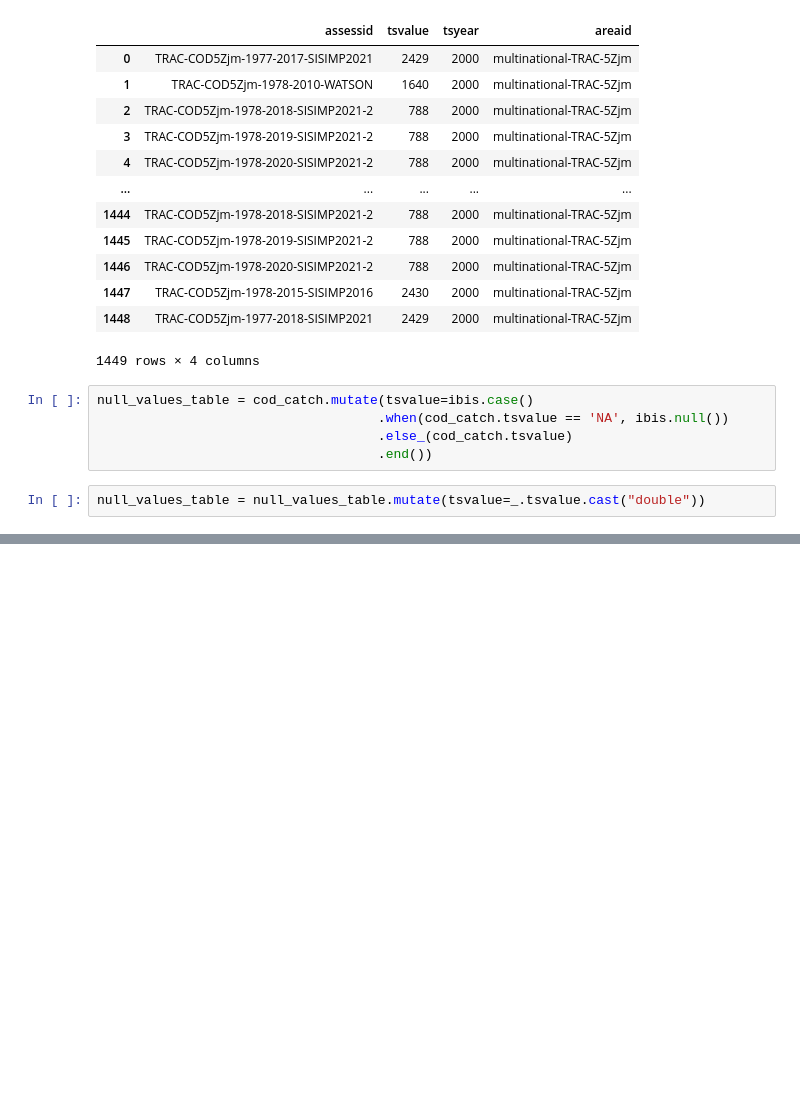
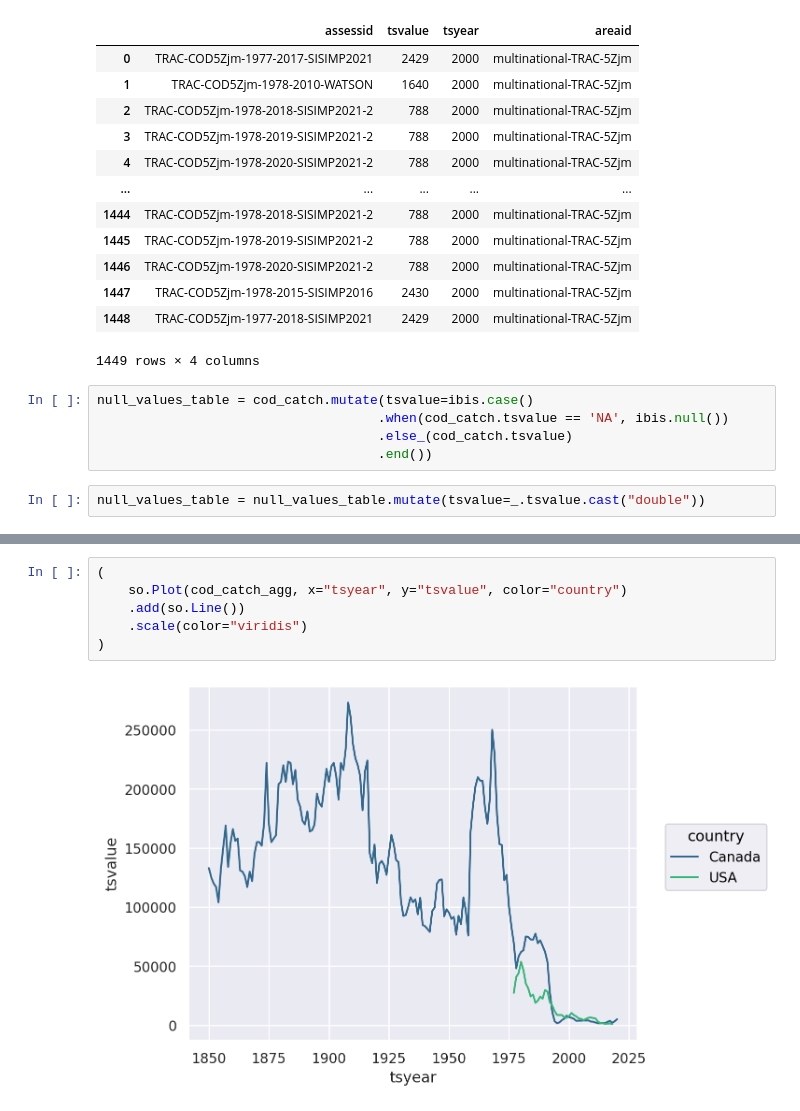
Before and after one commit to espm-288/fish-la-erg-fish, a Jupyter notebook: notebook.ipynb, the cells around one changed output, grey strips where cells are left out. Cells and saved outputs as stored; diff of their text form; blank space fills up the shorter version.

Commit message:
fish agg plot

```diff
--- a/notebook.ipynb
+++ b/notebook.ipynb
@@ -113,3 +121,11 @@ cod_catch_agg.execute()
+# %%
+(
+    so.Plot(cod_catch_agg, x="tsyear", y="tsvalue", color="country")
+    .add(so.Line())
+    .scale(color="viridis")
+)
+# %% [output]
+[figure, added]
 # %% [markdown]
 # Excersise 2: Global Fisheries
 
```
Also changed, not shown: parts of 2 cells of this notebook.
